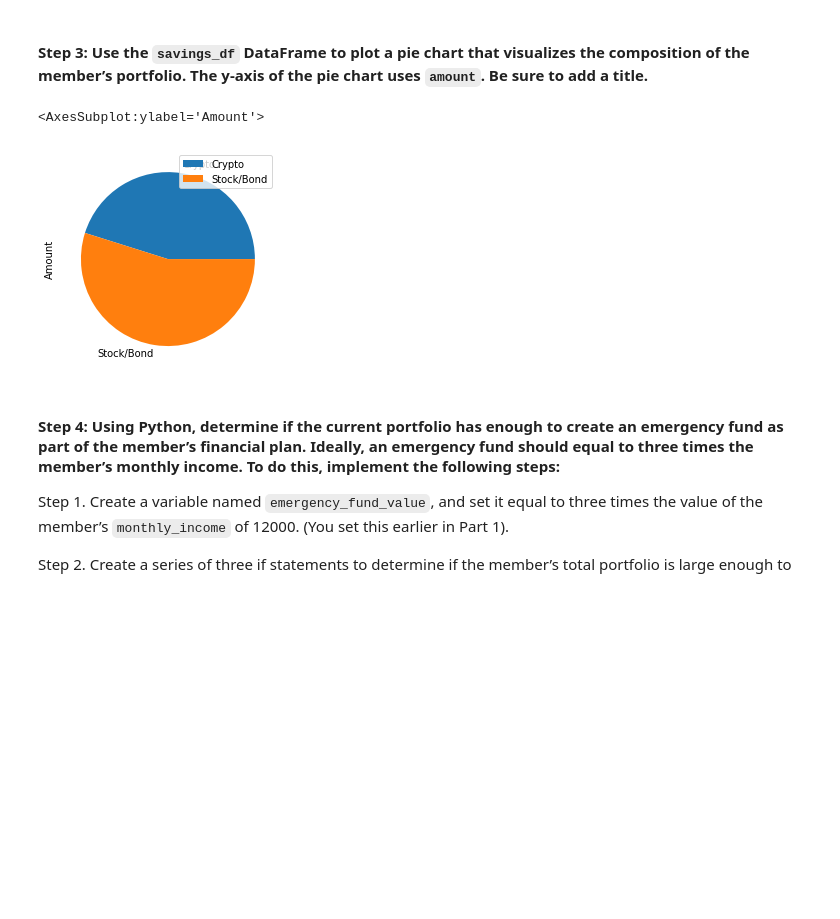
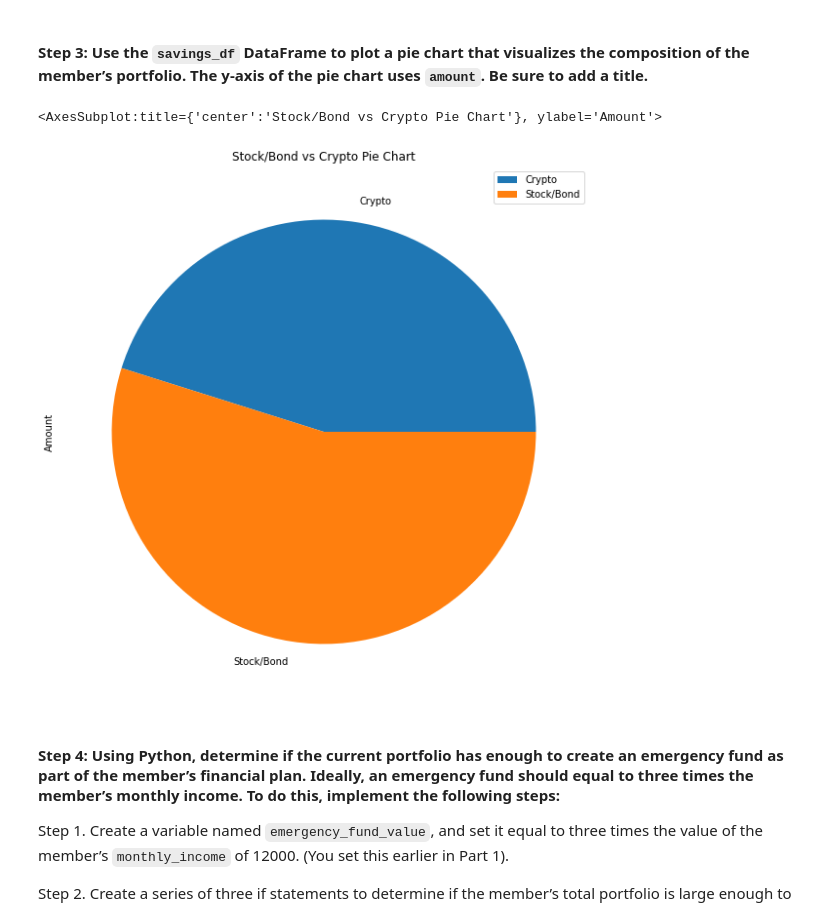
Before and after one commit to jpmaddox97/module_5_challenge, a Jupyter notebook: Starter_Code/financial_planning_tools.ipynb, the cells around one changed output. Saved outputs shown, nothing was run; the diff lists cells and outputs as text; code cells hidden in the pictures; blank space fills up the shorter version.

```diff
--- a/Starter_Code/financial_planning_tools.ipynb
+++ b/Starter_Code/financial_planning_tools.ipynb
@@ -357,10 +357,10 @@ savings_df
 #### Step 3: Use the `savings_df` DataFrame to plot a pie chart that visualizes the composition of the member’s portfolio. The y-axis of the pie chart uses `amount`. Be sure to add a title.
 # %%
 # Plot the total value of the member's portfolio (crypto and stock/bond) in a pie chart
-savings_df.plot.pie(y='Amount')
+savings_df.plot.pie(figsize=(20,10), y='Amount', title='Stock/Bond vs Crypto Pie Chart')
 # %% [output]
-<AxesSubplot:ylabel='Amount'>
+<AxesSubplot:title={'center':'Stock/Bond vs Crypto Pie Chart'}, ylabel='Amount'>
-[figure, old version]
+[figure, new version]
 # %% [markdown]
 #### Step 4: Using Python, determine if the current portfolio has enough to create an emergency fund as part of the member’s financial plan. Ideally, an emergency fund should equal to three times the member’s monthly income. To do this, implement the following steps:
 
```
Also changed, not shown: 1 other file.
